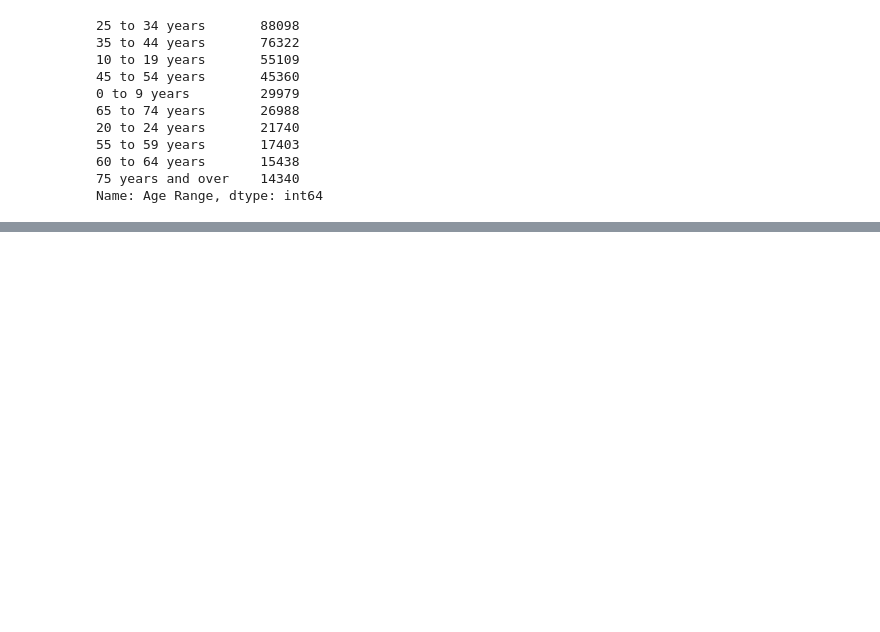
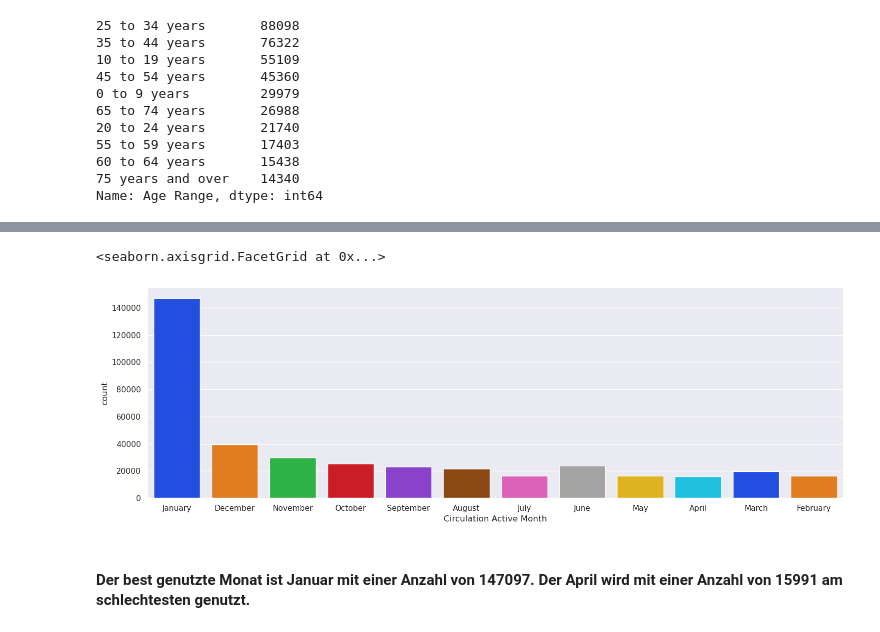
Before and after one commit to anna-leida/2022-2023-Data_Librarian_Anna-Leida_Kornas, a Jupyter notebook: Modul_3/notebooks/3.3_Projektaufgabe.ipynb, the cells around one changed output, grey strips where cells are left out. Cells and saved outputs as stored; diff of their text form; code cells hidden in the pictures; blank space fills up the shorter version.

```diff
--- a/Modul_3/notebooks/3.3_Projektaufgabe.ipynb
+++ b/Modul_3/notebooks/3.3_Projektaufgabe.ipynb
@@ -84,0 +102,3 @@ Name: Age Range, dtype: int64
+# %%
+monat = df.loc[df['Circulation Active Month'].isnull() == False]
+monat
@@ -84,0 +135,8 @@ Name: Age Range, dtype: int64
+# %%
+sns.catplot(x='Circulation Active Month', kind='count',
+data = monat, aspect=3, palette='bright')
+# %% [output]
+<seaborn.axisgrid.FacetGrid at 0x...>
+[figure, added]
+# %% [markdown]
+#### Der best genutzte Monat ist Januar mit einer Anzahl von 147097. Der April wird mit einer Anzahl von 15991 am schlechtesten genutzt.
```
Also changed, not shown: parts of 16 cells of this notebook.
